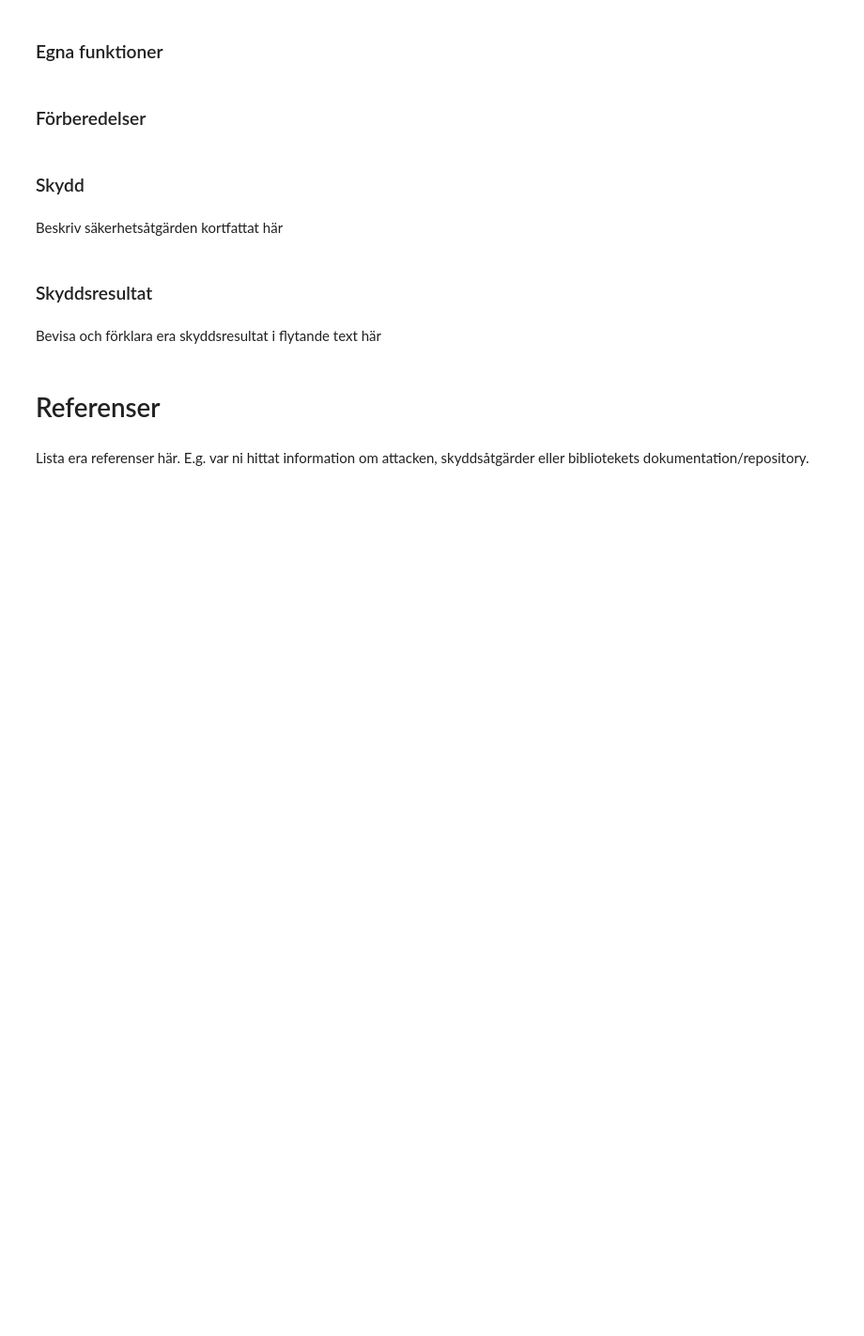
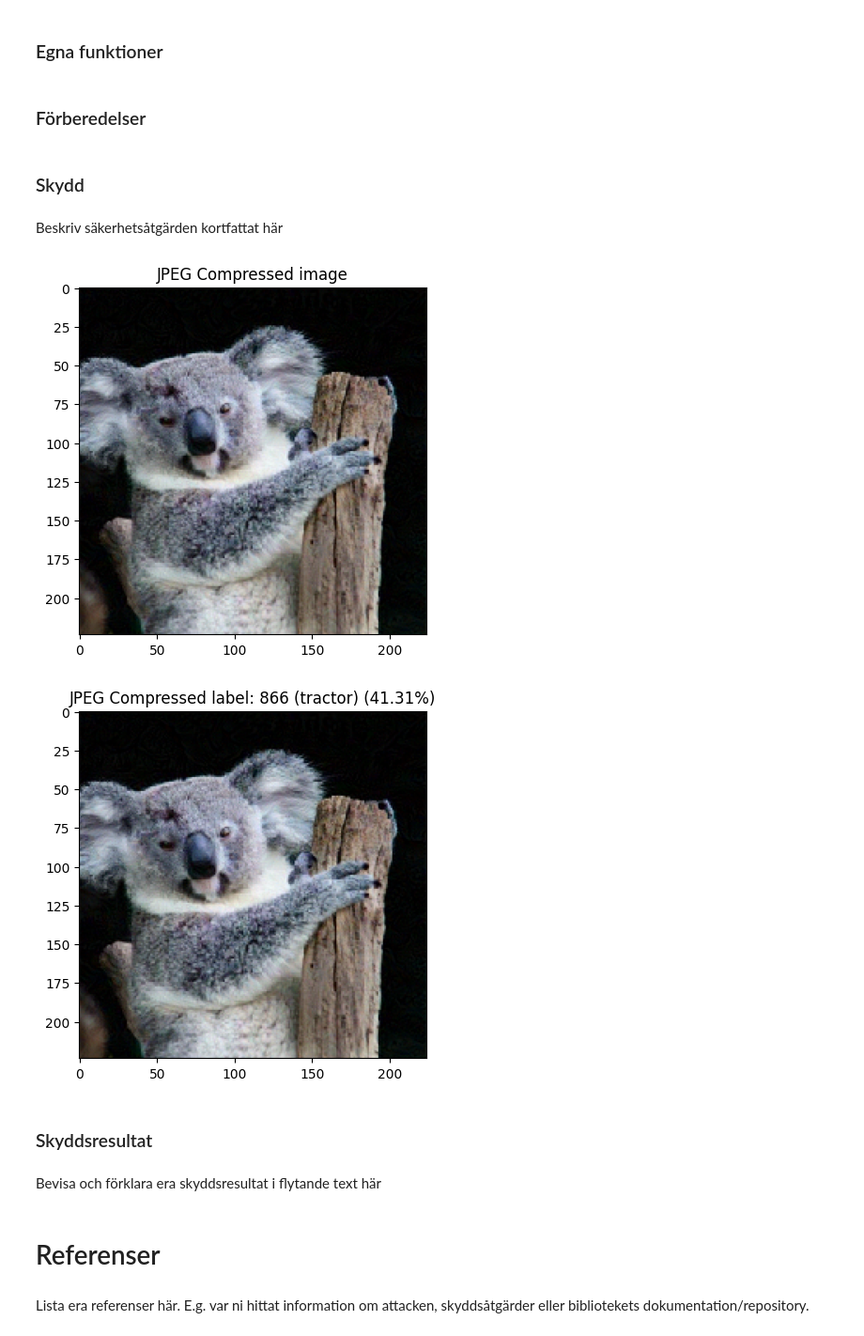
Before and after one commit to AvanaPY/DV2607Lab1, a Jupyter notebook: Part2/Part2/DV2607-Inl_Del_2-Adversarial_input_attack.ipynb, the cells around one changed output. Shown at 94% size. Drawn from its saved outputs; the diff is of its cells as text; code cells hidden in the pictures; blank space fills up the shorter version.

Commit message:
jpeg is too good man

```diff
--- a/Part2/Part2/DV2607-Inl_Del_2-Adversarial_input_attack.ipynb
+++ b/Part2/Part2/DV2607-Inl_Del_2-Adversarial_input_attack.ipynb
@@ -174,6 +209,8 @@ Nedan fyller ni i er kod som implementerar skyddsmekanismen mot er attackmetod.
 ### Förberedelser
 # %%
 # E.g. skapande av ny modell, etc.
+from art.defences.preprocessor import JpegCompression
+jpeg_compressor = JpegCompression(clip_values=(0,255), quality=69)
 # %% [markdown]
 ### Skydd
 # %% [markdown]
@@ -183,3 +218,19 @@ Beskriv säkerhetsåtgärden kortfattat här
+# %%
+# Implementation av skyddsåtgärd
+# https://adversarial-robustness-toolbox.readthedocs.io/en/latest/modules/defences/preprocessor.html#jpeg-compression
+jpeg_gen = jpeg_compressor(gen)
+plt.imshow(gen.reshape((224, 224, 3)).astype(np.uint))
+plt.title(f"JPEG Compressed image")
+plt.show()
+
+preds = model.predict(jpeg_gen)
+gen_class_id = np.argmax(preds)
+plt.imshow(gen.reshape((224, 224, 3)).astype(np.uint))
+plt.title(f"JPEG Compressed label: {gen_class_id} ({class_lookup[gen_class_id]}) ({(100*preds[0][gen_class_id]):.2f}%)")
+plt.show()
+# %% [output]
+[figure, added]
+[figure, added]
 # %% [markdown]
 ### Skyddsresultat
 # %% [markdown]
```
Also changed, not shown: parts of 5 cells of this notebook, 1 other file.
